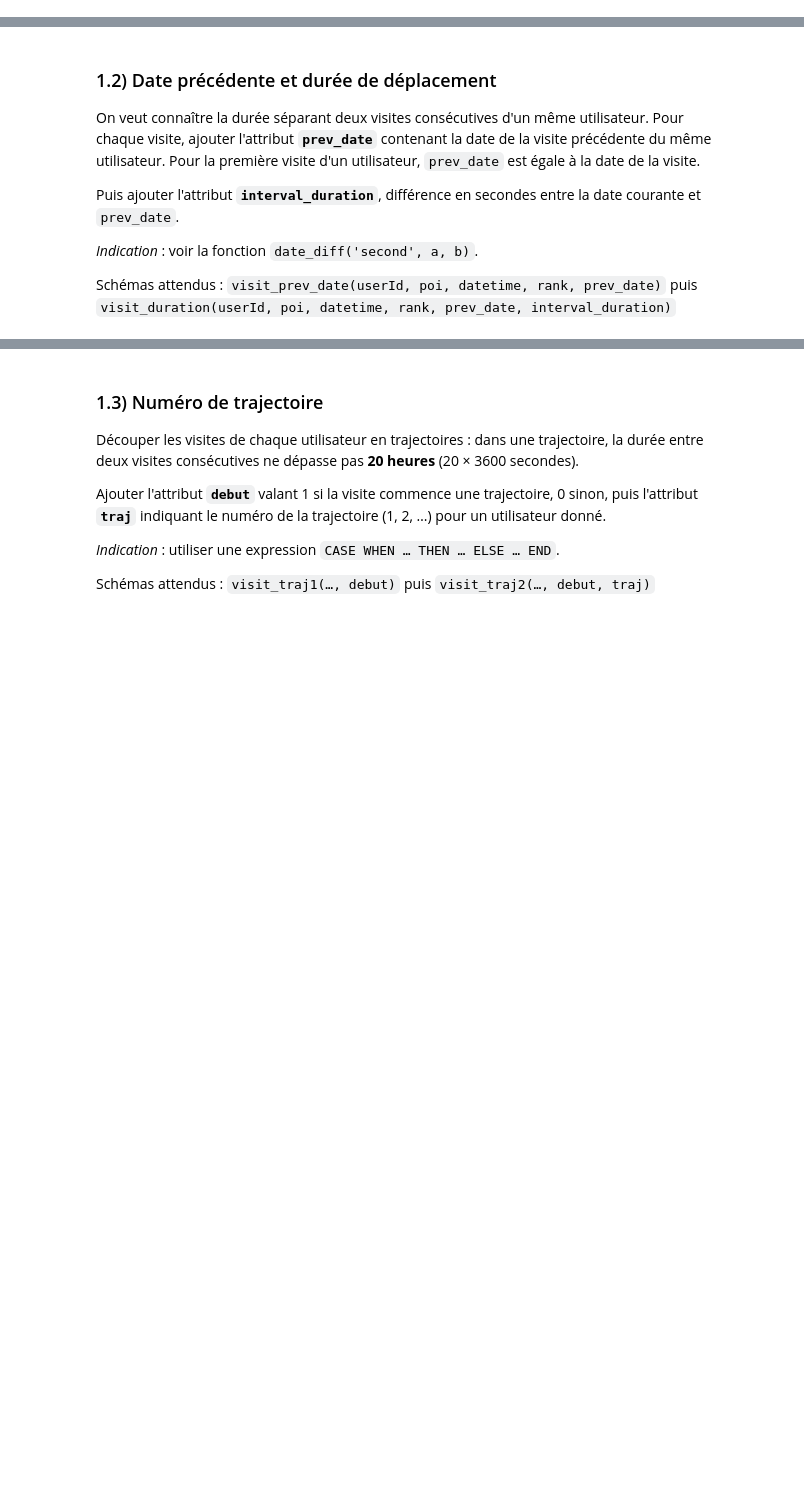
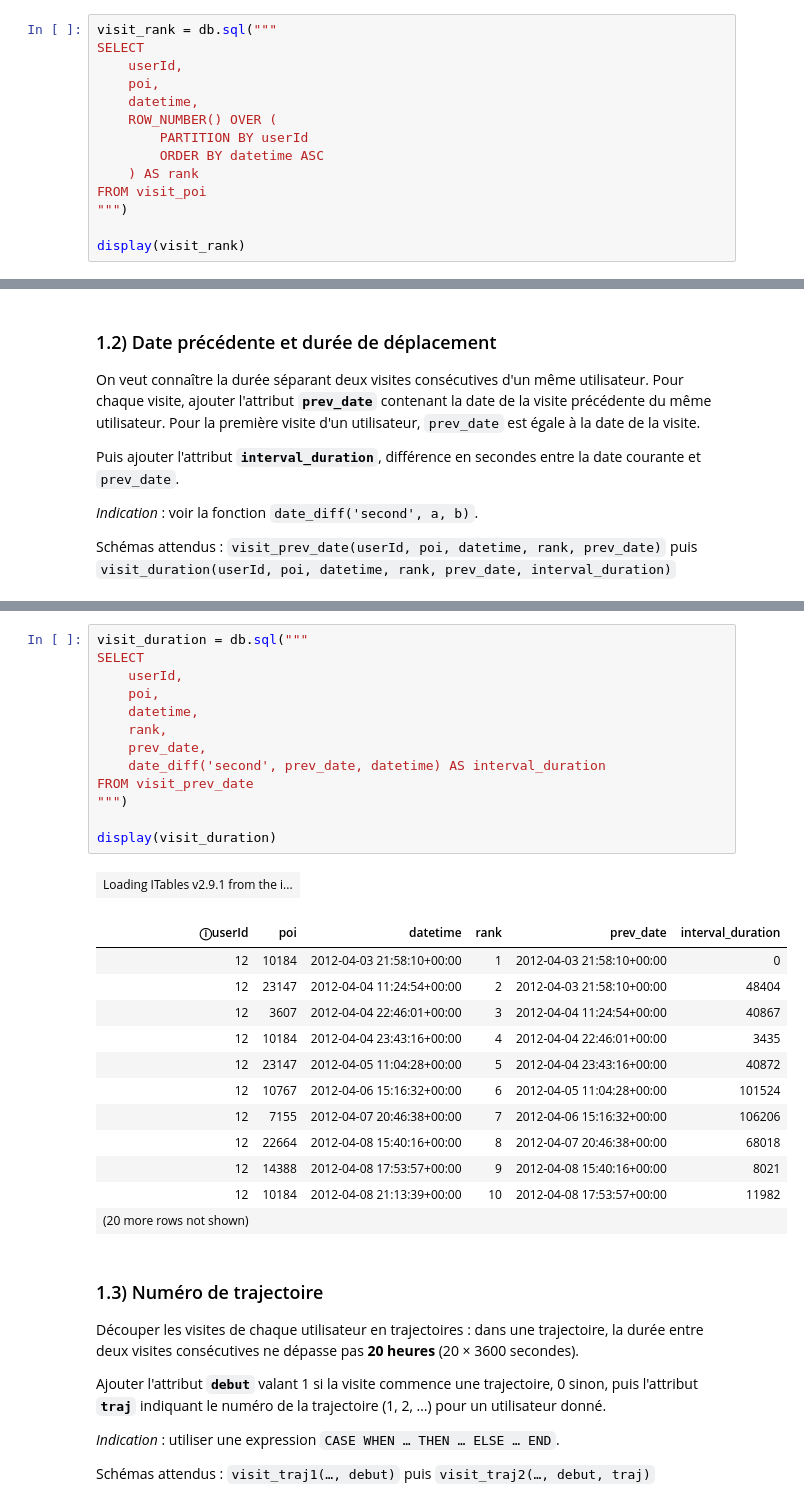
Before and after one commit to cwilson-su/Large-Scale-Data-Analytics-Labs, a Jupyter notebook: LAB2_2026_Fenetres_avec_duckdb.ipynb, the cells around one changed output, grey strips where cells are left out. Saved outputs shown, nothing was run; the diff lists cells and outputs as text; blank space fills up the shorter version.

```diff
--- a/LAB2_2026_Fenetres_avec_duckdb.ipynb
+++ b/LAB2_2026_Fenetres_avec_duckdb.ipynb
@@ -1010,0 +1052,14 @@ display(visit_rank)
+# %%
+visit_rank = db.sql("""
+SELECT
+    userId,
+    poi,
+    datetime,
+    ROW_NUMBER() OVER (
+        PARTITION BY userId
+        ORDER BY datetime ASC
+    ) AS rank
+FROM visit_poi
+""")
+
+display(visit_rank)
@@ -1034,3 +1122,30 @@ display(visit_duration)
+# %%
+visit_duration = db.sql("""
+SELECT
+    userId,
+    poi,
+    datetime,
+    rank,
+    prev_date,
+    date_diff('second', prev_date, datetime) AS interval_duration
+FROM visit_prev_date
+""")
+
+display(visit_duration)
+# %% [output]
+| Loading ITables v2.9.1 from the i... |
+| ⓘuserId | poi | datetime | rank | prev_date | interval_duration |
+| 12 | 10184 | 2012-04-03 21:58:10+00:00 | 1 | 2012-04-03 21:58:10+00:00 | 0 |
+| 12 | 23147 | 2012-04-04 11:24:54+00:00 | 2 | 2012-04-03 21:58:10+00:00 | 48404 |
+| 12 | 3607 | 2012-04-04 22:46:01+00:00 | 3 | 2012-04-04 11:24:54+00:00 | 40867 |
+| 12 | 10184 | 2012-04-04 23:43:16+00:00 | 4 | 2012-04-04 22:46:01+00:00 | 3435 |
+| 12 | 23147 | 2012-04-05 11:04:28+00:00 | 5 | 2012-04-04 23:43:16+00:00 | 40872 |
+| 12 | 10767 | 2012-04-06 15:16:32+00:00 | 6 | 2012-04-05 11:04:28+00:00 | 101524 |
+| 12 | 7155 | 2012-04-07 20:46:38+00:00 | 7 | 2012-04-06 15:16:32+00:00 | 106206 |
+| 12 | 22664 | 2012-04-08 15:40:16+00:00 | 8 | 2012-04-07 20:46:38+00:00 | 68018 |
+| 12 | 14388 | 2012-04-08 17:53:57+00:00 | 9 | 2012-04-08 15:40:16+00:00 | 8021 |
+| 12 | 10184 | 2012-04-08 21:13:39+00:00 | 10 | 2012-04-08 17:53:57+00:00 | 11982 |
+| (20 more rows not shown) |  |  |  |  |  |
 # %% [markdown]
 ### 1.3) Numéro de trajectoire
 
```
Also changed, not shown: parts of 13 cells of this notebook.
